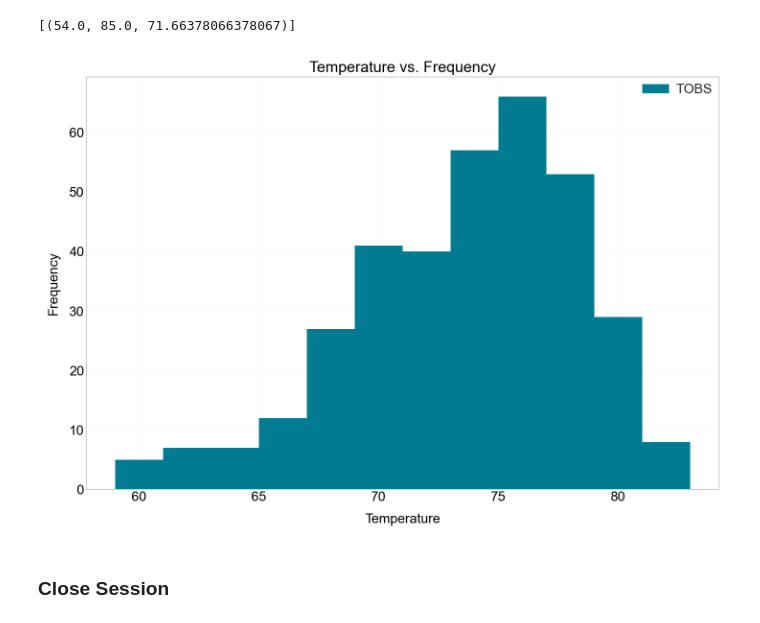
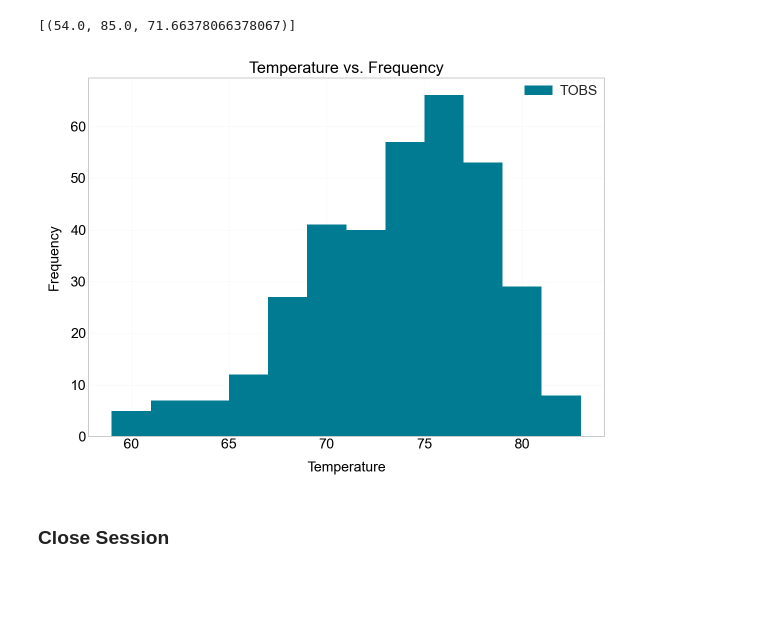
Before and after one commit to SJackson7/Surfs_Up, a Jupyter notebook: climate_starter.ipynb, the cells around one changed output. Cells and saved outputs as stored; diff of their text form; code cells hidden in the pictures; blank space fills up the shorter version.

```diff
--- a/climate_starter.ipynb
+++ b/climate_starter.ipynb
@@ -206,29 +206,29 @@ print(minmax_avg)
 # %%
 # using the most active station id, query the last 12 months of temperature observation data for this station and plot the results as a histogram
 tobs_data = session.query(measurement.tobs)\
             .filter(measurement.date >= prev_year)\
             .filter(measurement.station == most_active_station)\
             .order_by(measurement.date).all()
 
 # create dataframe for TOBS data
 tobs_df = me.DataFrame(tobs_data, columns=['TOBS'])
 
 # create histogram from data
 tobs_df.plot.hist(bins=12,
-                  figsize=(10,7),
+                  figsize=(8,6),
                   color='xkcd:ocean',
                   alpha=1)
 plt.title('Temperature vs. Frequency',fontsize=16,color='black')
 plt.xticks(fontsize=14)
 plt.xlabel('Temperature',fontsize=14, color='black', labelpad=10)
 plt.yticks(size=14)
 plt.ylabel('Frequency',fontsize=14, color='black', labelpad=10)
 plt.legend(loc='upper right', fontsize=14)
 plt.tight_layout()
 plt.savefig('Images/temp_vs_freq.png')
 plt.show()
 # %% [output]
-[figure, old version]
+[figure, new version]
 # %% [markdown]
 ### Close Session
 # %%
```
Also changed, not shown: parts of 1 cell of this notebook, 6 other files.
